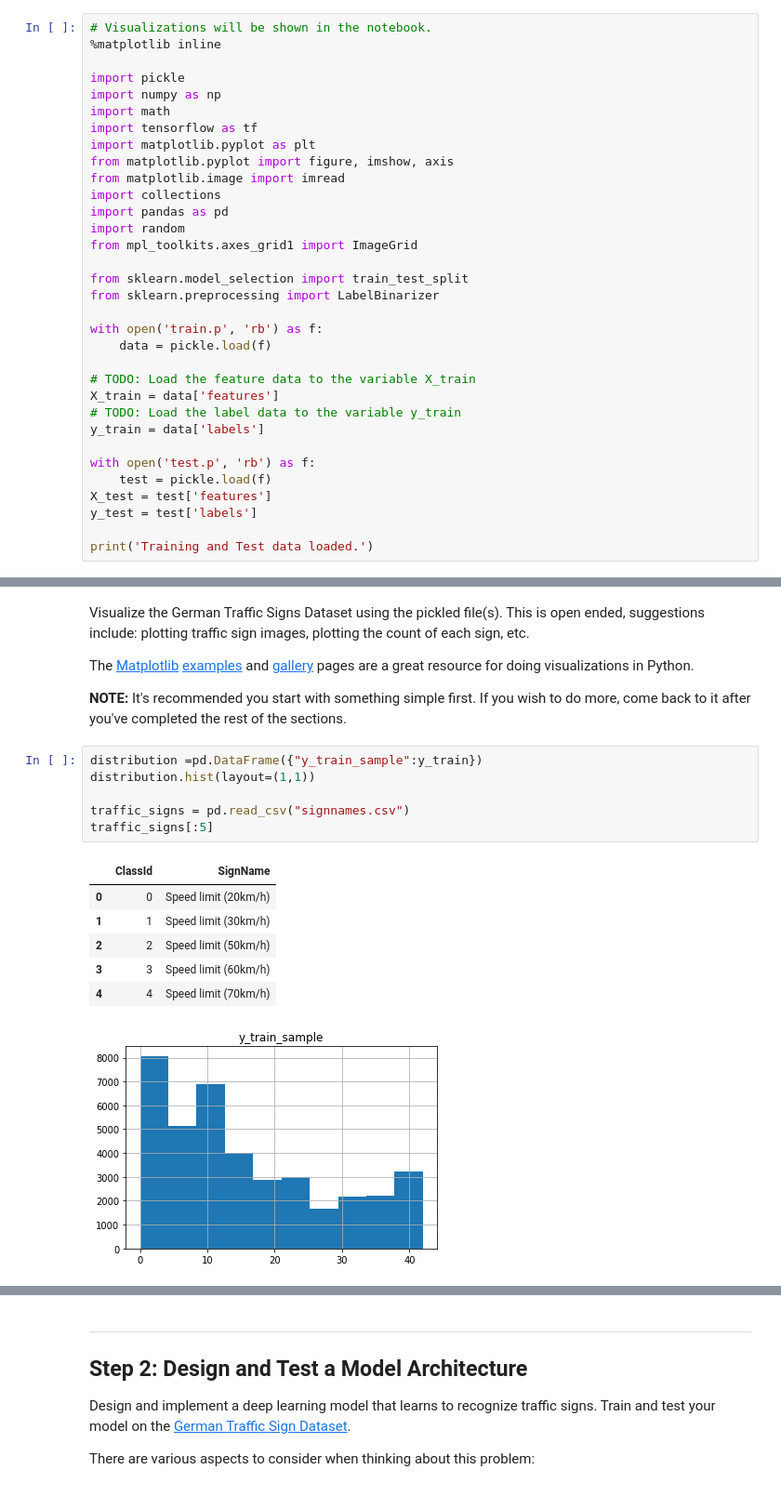
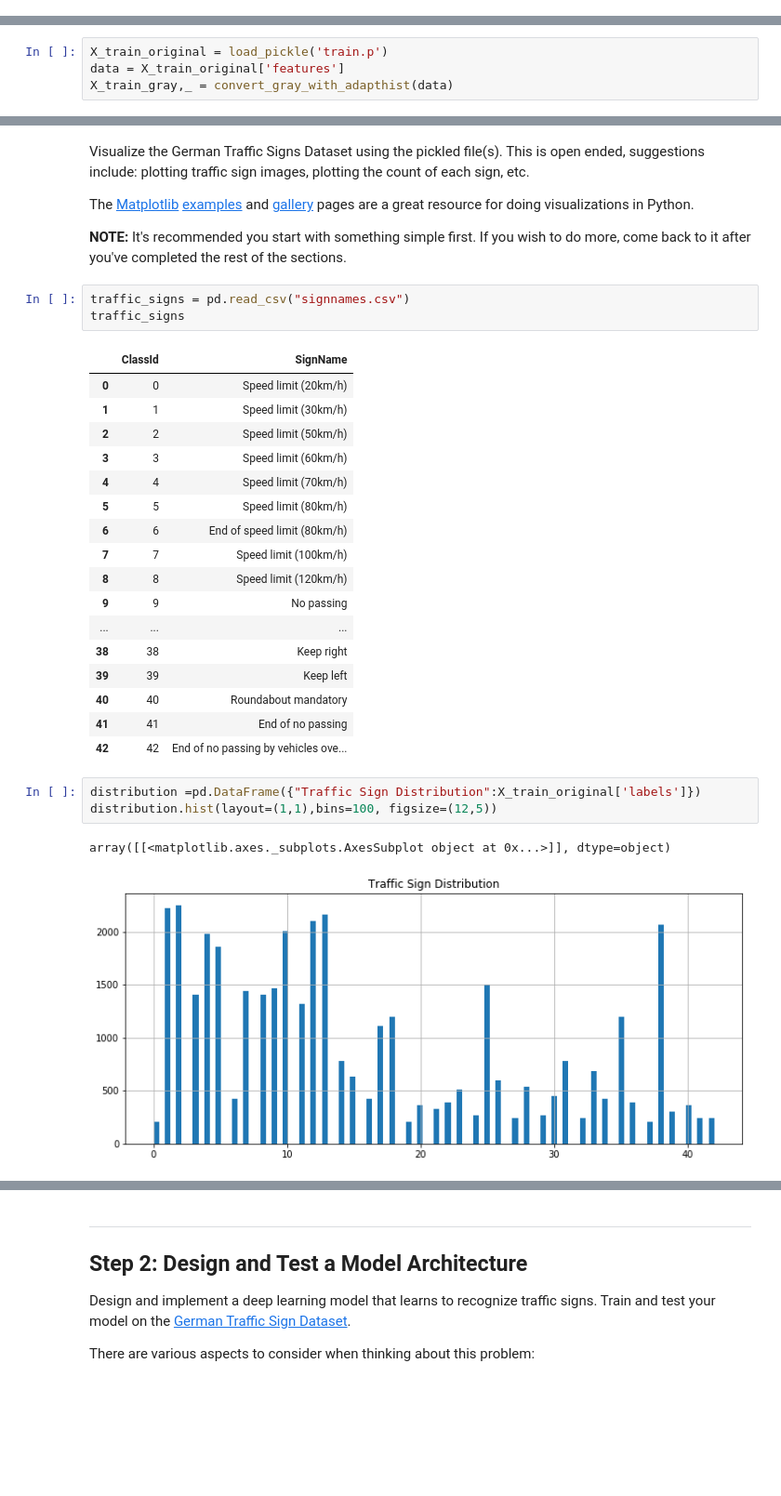
Before and after one commit to duke24k/self-driving-car-nd, a Jupyter notebook: p2/Traffic_Sign_Classifier_submit.ipynb, the cells around one changed output, grey strips where cells are left out. Shown at 93% size. Drawn from its saved outputs; the diff is of its cells as text; blank space fills up the shorter version.

```diff
--- a/p2/Traffic_Sign_Classifier_submit.ipynb
+++ b/p2/Traffic_Sign_Classifier_submit.ipynb
@@ -56,33 +21,0 @@ print('Training and Test data downloaded.')
-# %%
-# Visualizations will be shown in the notebook.
-%matplotlib inline
-
-import pickle
-import numpy as np
-import math
-import tensorflow as tf
-import matplotlib.pyplot as plt
-from matplotlib.pyplot import figure, imshow, axis
-from matplotlib.image import imread
-import collections
-import pandas as pd
-import random
-from mpl_toolkits.axes_grid1 import ImageGrid
-
-from sklearn.model_selection import train_test_split
-from sklearn.preprocessing import LabelBinarizer
-
-with open('train.p', 'rb') as f:
-    data = pickle.load(f)
-
-# TODO: Load the feature data to the variable X_train
-X_train = data['features']
-# TODO: Load the label data to the variable y_train
-y_train = data['labels']
-
-with open('test.p', 'rb') as f:
-    test = pickle.load(f)
-X_test = test['features']
-y_test = test['labels']
-
-print('Training and Test data loaded.')
@@ -90,0 +294,4 @@ Training and Test data loaded.
+# %%
+X_train_original = load_pickle('train.p')
+data = X_train_original['features']
+X_train_gray,_ = convert_gray_with_adapthist(data)
@@ -138,20 +360,33 @@ Visualize the German Traffic Signs Dataset using the pickled file(s). This is op
 The [Matplotlib](http://matplotlib.org/) [examples](http://matplotlib.org/examples/index.html) and [gallery](http://matplotlib.org/gallery.html) pages are a great resource for doing visualizations in Python.
 
 **NOTE:** It's recommended you start with something simple first. If you wish to do more, come back to it after you've completed the rest of the sections.
+# %%
+traffic_signs = pd.read_csv("signnames.csv")
+traffic_signs
+# %% [output]
+|  | ClassId | SignName |
+| 0 | 0 | Speed limit (20km/h) |
+| 1 | 1 | Speed limit (30km/h) |
+| 2 | 2 | Speed limit (50km/h) |
+| 3 | 3 | Speed limit (60km/h) |
+| 4 | 4 | Speed limit (70km/h) |
+| 5 | 5 | Speed limit (80km/h) |
+| 6 | 6 | End of speed limit (80km/h) |
+| 7 | 7 | Speed limit (100km/h) |
+| 8 | 8 | Speed limit (120km/h) |
+| 9 | 9 | No passing |
+| ... | ... | ... |
+| 38 | 38 | Keep right |
+| 39 | 39 | Keep left |
+| 40 | 40 | Roundabout mandatory |
+| 41 | 41 | End of no passing |
+| 42 | 42 | End of no passing by vehicles ove... |
 # %%
-distribution =pd.DataFrame({"y_train_sample":y_train})
-distribution.hist(layout=(1,1))
-
-traffic_signs = pd.read_csv("signnames.csv")
-traffic_signs[:5]
+distribution =pd.DataFrame({"Traffic Sign Distribution":X_train_original['labels']})
+distribution.hist(layout=(1,1),bins=100, figsize=(12,5))
 # %% [output]
-|  | ClassId | SignName |
-| 0 | 0 | Speed limit (20km/h) |
-| 1 | 1 | Speed limit (30km/h) |
-| 2 | 2 | Speed limit (50km/h) |
-| 3 | 3 | Speed limit (60km/h) |
-| 4 | 4 | Speed limit (70km/h) |
+array([[<matplotlib.axes._subplots.AxesSubplot object at 0x...>]], dtype=object)
-[figure, old version]
+[figure, new version]
 # %%
 sample_locs = []
 sample_labels = []
```
Also changed, not shown: parts of 60 cells of this notebook.
